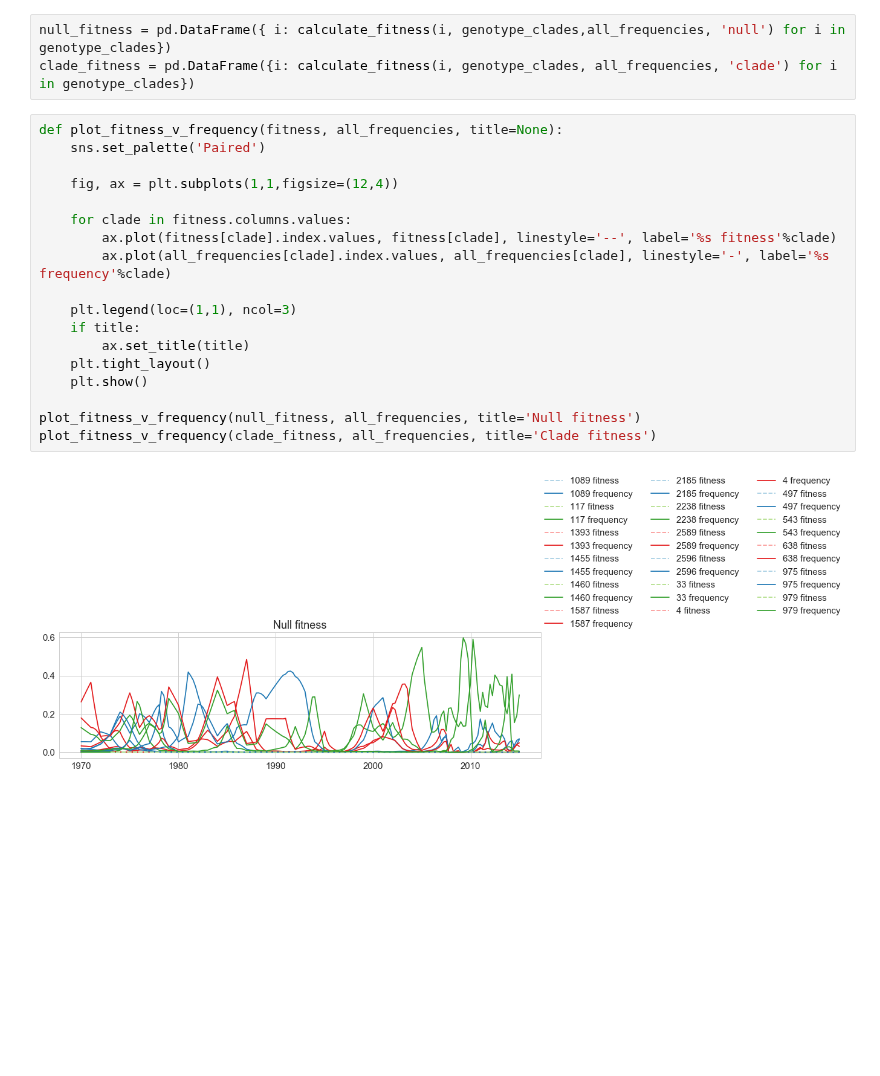
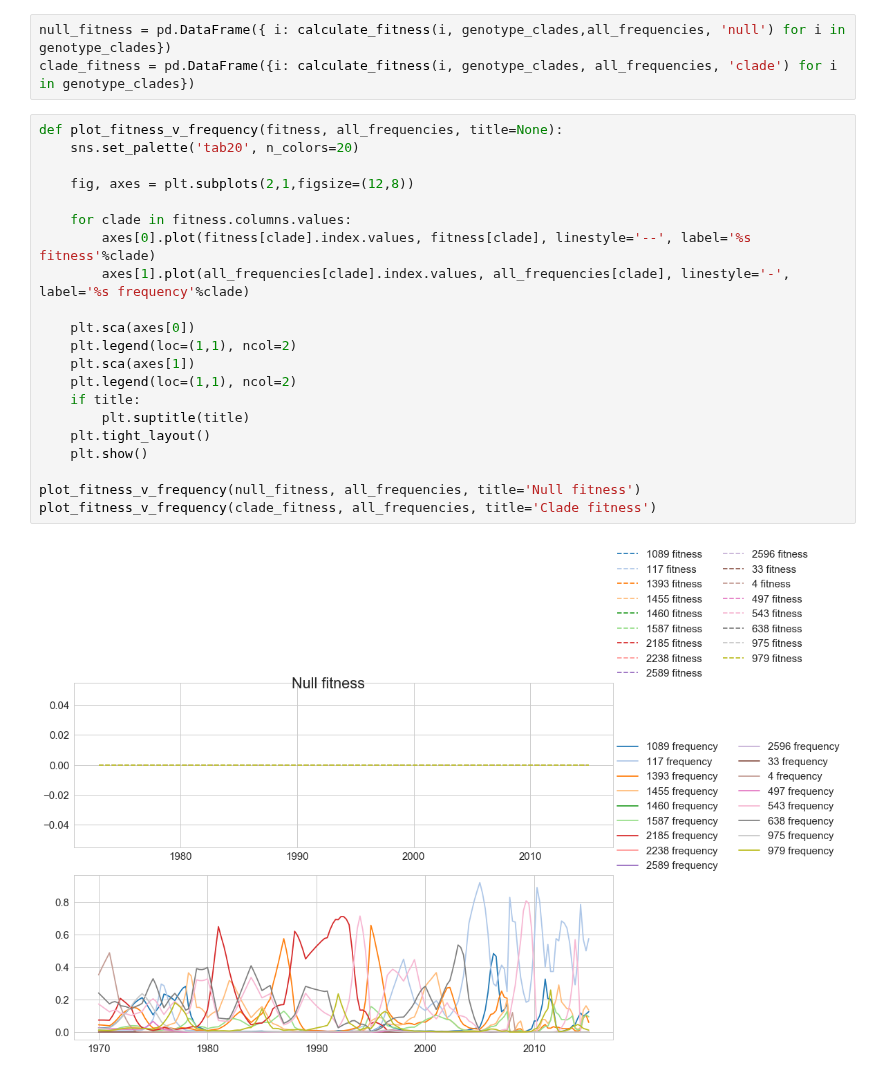
Before and after one commit to blab/dengue-antigenic-dynamics, a Jupyter notebook: scripts/frequencies/calculate_fitness.ipynb, the cells around one changed output. Drawn from its saved outputs; the diff is of its cells as text; blank space fills up the shorter version.

Commit message:
Fix frequency norm, replot on separate axes

```diff
--- a/scripts/frequencies/calculate_fitness.ipynb
+++ b/scripts/frequencies/calculate_fitness.ipynb
@@ -229,21 +227,24 @@ null_fitness = pd.DataFrame({ i: calculate_fitness(i, genotype_clades,all_freque
 clade_fitness = pd.DataFrame({i: calculate_fitness(i, genotype_clades, all_frequencies, 'clade') for i in genotype_clades})
 # %%
 def plot_fitness_v_frequency(fitness, all_frequencies, title=None):
-    sns.set_palette('Paired')
+    sns.set_palette('tab20', n_colors=20)
 
-    fig, ax = plt.subplots(1,1,figsize=(12,4))
+    fig, axes = plt.subplots(2,1,figsize=(12,8))
 
     for clade in fitness.columns.values:
-        ax.plot(fitness[clade].index.values, fitness[clade], linestyle='--', label='%s fitness'%clade)
-        ax.plot(all_frequencies[clade].index.values, all_frequencies[clade], linestyle='-', label='%s frequency'%clade)
+        axes[0].plot(fitness[clade].index.values, fitness[clade], linestyle='--', label='%s fitness'%clade)
+        axes[1].plot(all_frequencies[clade].index.values, all_frequencies[clade], linestyle='-', label='%s frequency'%clade)
 
-    plt.legend(loc=(1,1), ncol=3)
+    plt.sca(axes[0])
+    plt.legend(loc=(1,1), ncol=2)
+    plt.sca(axes[1])
+    plt.legend(loc=(1,1), ncol=2)
     if title:
-        ax.set_title(title)
+        plt.suptitle(title)
     plt.tight_layout()
     plt.show()
 
 plot_fitness_v_frequency(null_fitness, all_frequencies, title='Null fitness')
 plot_fitness_v_frequency(clade_fitness, all_frequencies, title='Clade fitness')
 # %% [output]
-[figure, old version]
+[figure, new version]
```
Also changed, not shown: parts of 4 cells of this notebook.
